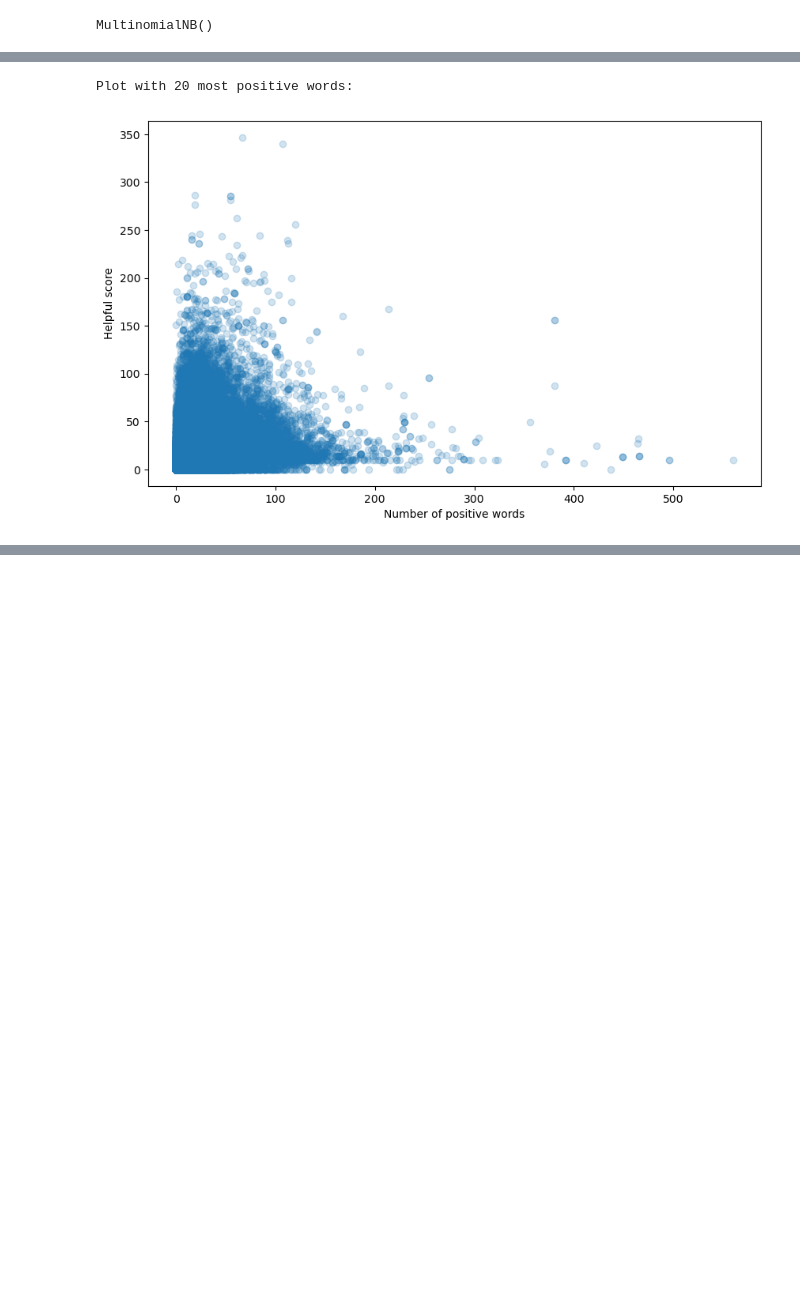
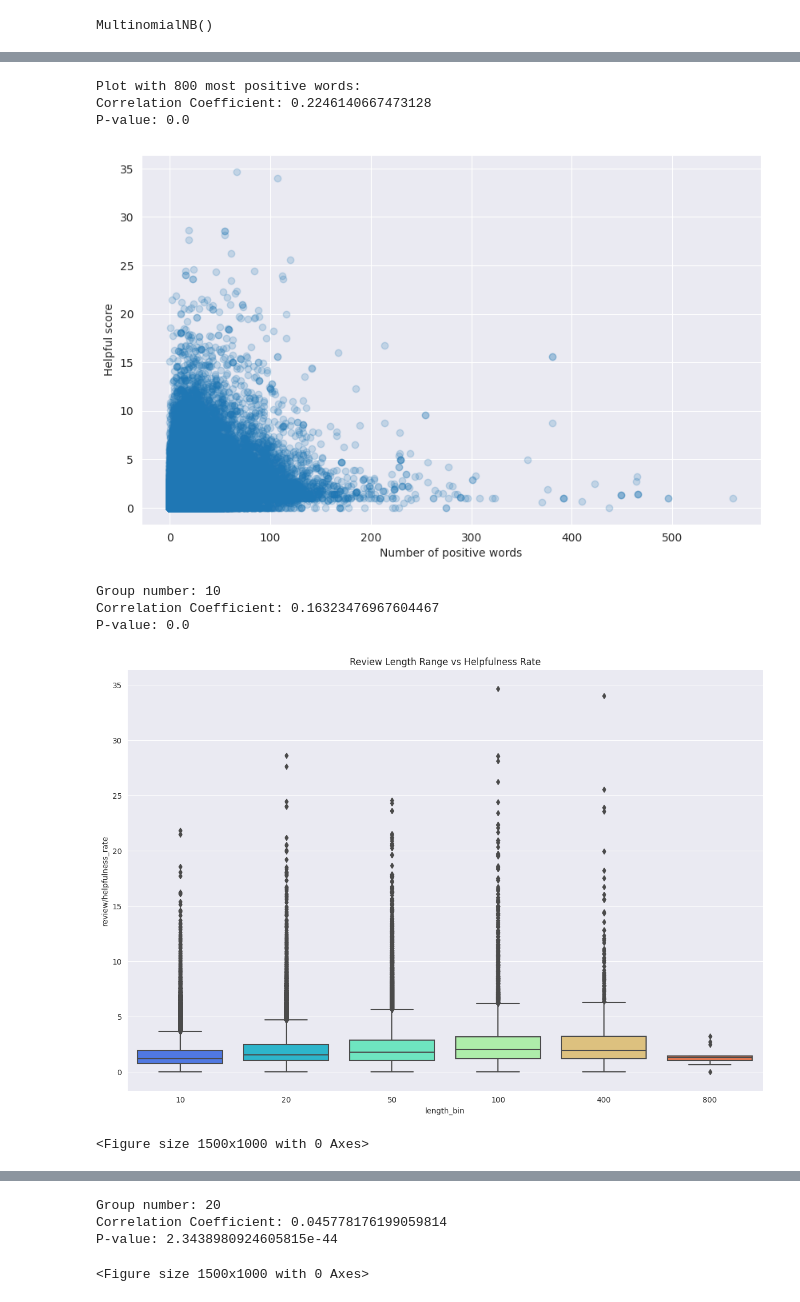
Before and after one commit to AndreaAlberti07/Amazon-books-reviews-ML, a Jupyter notebook: notebooks/hypotesis_testing/hypothesis_2.ipynb, the cells around one changed output, grey strips where cells are left out. Saved outputs shown, nothing was run; the diff lists cells and outputs as text; code cells hidden in the pictures; blank space fills up the shorter version.

```diff
--- a/notebooks/hypotesis_testing/hypothesis_2.ipynb
+++ b/notebooks/hypotesis_testing/hypothesis_2.ipynb
@@ -93,13 +76,14 @@ df['review/text'] = df['review/text'].str.lower()
 df.head()
 
 # # Remove stopwords from the review/text column
+import nltk
+from nltk.corpus import stopwords
+nltk.download('stopwords')
 stop = stopwords.words('english')
-df['review/text'] = df['review/text'].apply(lambda x: ' '.join(
-    [word for word in x.split() if word not in (stop)]))
+df['review/text'] = df['review/text'].apply(lambda x: ' '.join([word for word in x.split() if word not in (stop)]))
 df.head()
 
 # # Remove words with length less than 2 from the review/text column
-df['review/text'] = df['review/text'].apply(
-    lambda x: ' '.join([word for word in x.split() if len(word) > 2]))
+df['review/text'] = df['review/text'].apply(lambda x: ' '.join([word for word in x.split() if len(word) > 2]))
 df.head()
 # %% [output]
@@ -121,4 +107,8 @@ plt.show()
 # %%
+from sklearn.feature_extraction.text import CountVectorizer
+from sklearn.model_selection import train_test_split
+from sklearn.naive_bayes import MultinomialNB
+
 # dictionary of 2000 words
 # # Build a bag of words
 vectorizer = CountVectorizer(max_features=2000)
@@ -126,9 +116,7 @@ X = vectorizer.fit_transform(df['review/text'])
 y = df['class']
 
 # # Train a Naive Bayes classifier
-X_train, X_test, y_train, y_test = train_test_split(
-    X, y, test_size=0.2, random_state=42)
-
+X_train, X_test, y_train, y_test = train_test_split(X, y, test_size=0.2, random_state=42)
 nb = MultinomialNB()
 nb.fit(X_train, y_train)
 # %% [output]
@@ -150,15 +155,47 @@ plot_words.plot.bar(x='Word', y='Pos_neg_ratio', rot=45, figsize=(
 # %%
-# # Create a new column with the number of positive words in the review/text column
-print(f"Plot with 20 most positive words:")
-df['positive_words'] = df['review/text'].apply(lambda x: len([word for word in x.split() if word in feature_names[pos_neg_ratio_sorted[-800:]]]))
-df.head()
+import scipy
+import seaborn as sns
+import scipy.stats as stats
 
-# # Plot the helpful_score vs the number of positive words in the review/text column
-plt.figure(figsize=(10, 6))
-plt.scatter(df['positive_words'], df['review/helpfulness_rate'], alpha=0.2)
-plt.xlabel('Number of positive words')
-plt.ylabel('Helpful score')
-plt.show()
+for N in {800}:
+    # # Create a new column with the number of positive words in the review/text column
+    print(f"Plot with {N} most positive words:")
+    df['positive_words'] = df['review/text'].apply(lambda x: len([word for word in x.split() if word in feature_names[pos_neg_ratio_sorted[-N:]]]))
+    df.head()
+
+    corr, pval = stats.kendalltau(df['positive_words'], df['review/helpfulness_rate'])
+    print(f'Correlation Coefficient: {corr}\nP-value: {pval}\n')
+
+    # # Plot the helpful_score vs the number of positive words in the review/text column
+    plt.figure(figsize=(10, 6))
+    plt.scatter(df['positive_words'], df['review/helpfulness_rate'], alpha=0.2)
+    plt.xlabel('Number of positive words')
+    plt.ylabel('Helpful score')
+    plt.show()
+
+    # Create 5 bins of positive_words
+    groups = [0, 10, 20, 50, 100, 400, 800]
+    df['length_bin'] = pd.cut(df['positive_words'], bins=groups, labels=[group for group in groups[1:]])
+
+    # Plot the distribution of positive_words with respect to helpfulness rate
+    plt.figure(figsize=(15, 10))
+    sns.boxplot(x='length_bin', y='review/helpfulness_rate', data=df, palette='rainbow')
+    plt.title('Review Length Range vs Helpfulness Rate')
+
+    for el in groups[1:]:
+        dataframe = df[df['length_bin'] == el]
+        corr, pval = scipy.stats.kendalltau(dataframe['positive_words'], dataframe['review/helpfulness_rate'])
+        print(f'Group number: {el}\nCorrelation Coefficient: {corr}\nP-value: {pval}\n')
+        plt.figure(figsize=(15, 10))
+        dataframe.plot(kind='scatter', x='positive_words', y='review/helpfulness_rate', figsize=(15, 10), title=f'Review Length vs Helpfulness Rate in Group {el}')
+        plt.show()
 # %% [output]
-Plot with 20 most positive words:
+Plot with 800 most positive words:
+Correlation Coefficient: 0.2246140667473128
+P-value: 0.0
-[figure, old version]
+[figure, new version]
+Group number: 10
+Correlation Coefficient: 0.16323476967604467
+P-value: 0.0
+[figure, added]
+<Figure size 1500x1000 with 0 Axes>
@@ -164,0 +203,4 @@ Plot with 20 most positive words:
+Group number: 20
+Correlation Coefficient: 0.045778176199059814
+P-value: 2.3438980924605815e-44
+<Figure size 1500x1000 with 0 Axes>
```
Also changed, not shown: parts of 10 cells of this notebook.
